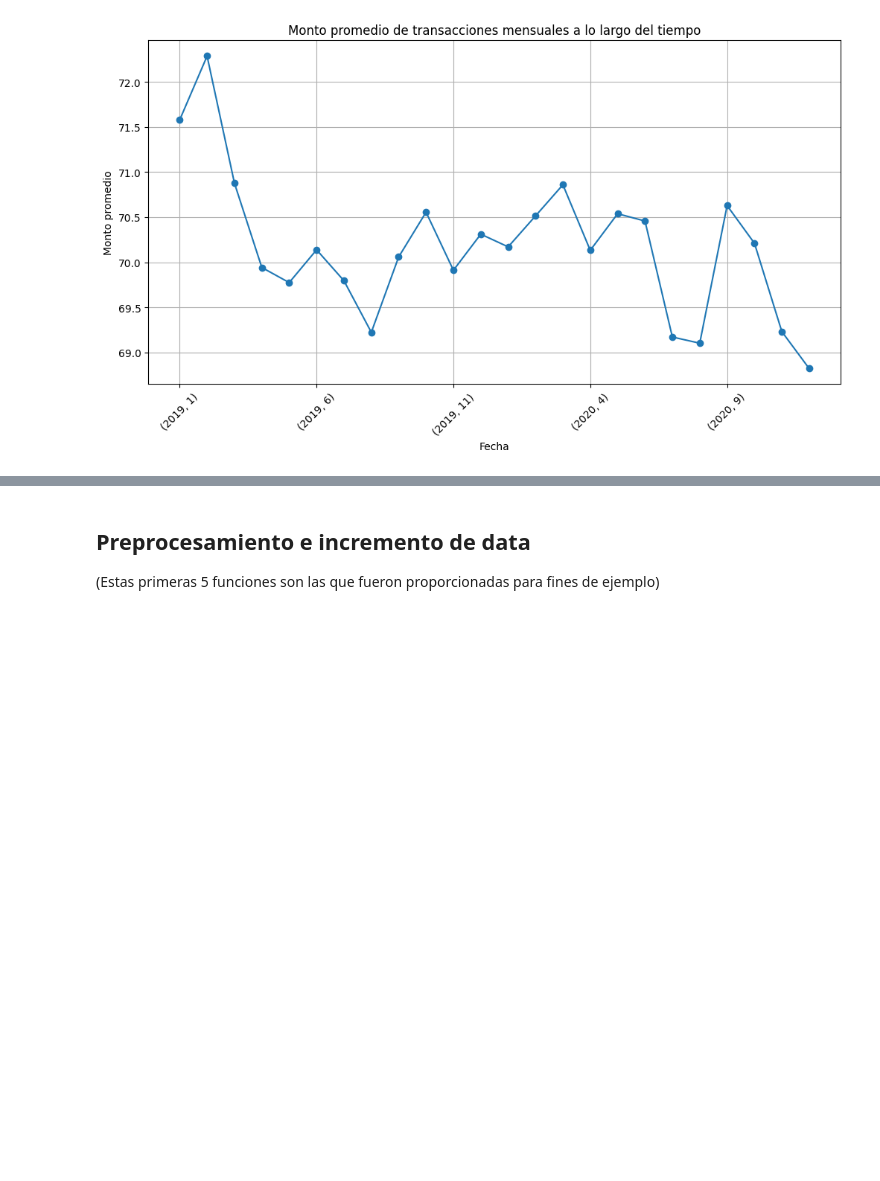
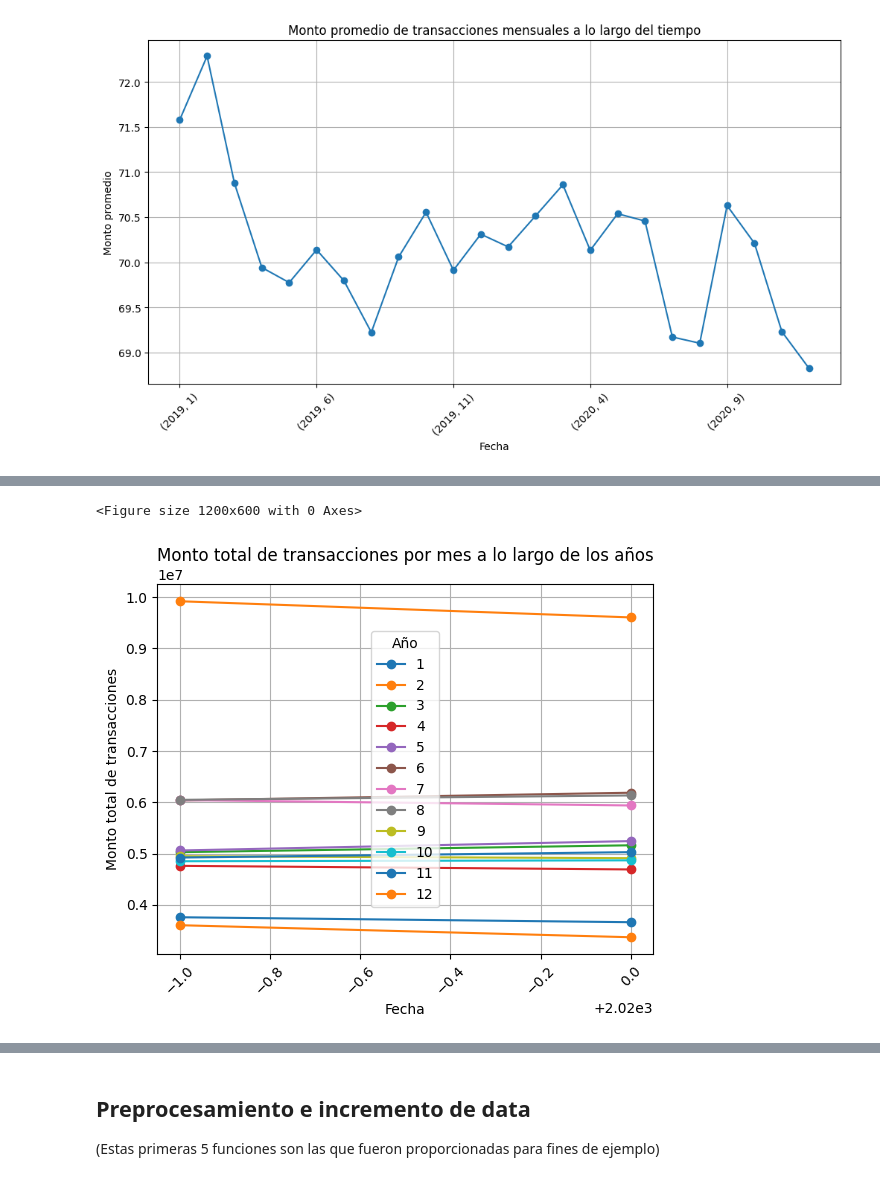
Before and after one commit to ChristopherG19/UVG_SDS_Proyecto2, a Jupyter notebook: Proyecto2.ipynb, the cells around one changed output, grey strips where cells are left out. Cells and saved outputs as stored; diff of their text form; code cells hidden in the pictures; blank space fills up the shorter version.

```diff
--- a/Proyecto2.ipynb
+++ b/Proyecto2.ipynb
@@ -219,0 +258,15 @@ plt.show()
+# %%
+# Gráfico de líneas del monto total de transacciones por mes a lo largo de los años
+monto_total_por_mes_y_anio = df.groupby(['year', 'month'])['amt'].sum().unstack()
+plt.figure(figsize=(12, 6))
+monto_total_por_mes_y_anio.plot(marker='o')
+plt.title('Monto total de transacciones por mes a lo largo de los años')
+plt.xlabel('Fecha')
+plt.ylabel('Monto total de transacciones')
+plt.xticks(rotation=45)
+plt.grid(True)
+plt.legend(title='Año')
+plt.show()
+# %% [output]
+<Figure size 1200x600 with 0 Axes>
+[figure, added]
```
Also changed, not shown: parts of 14 cells of this notebook.
